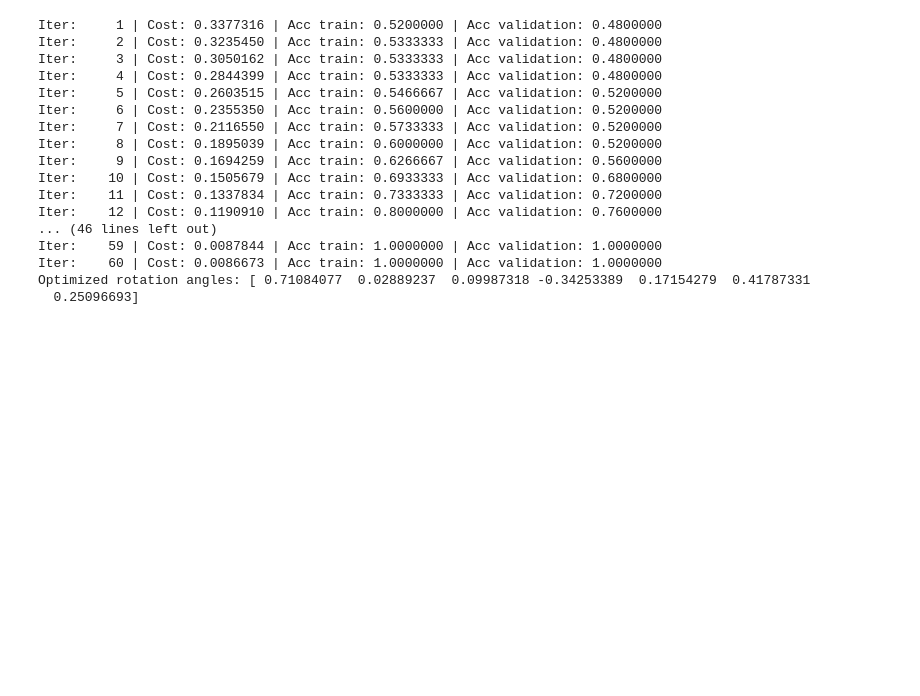
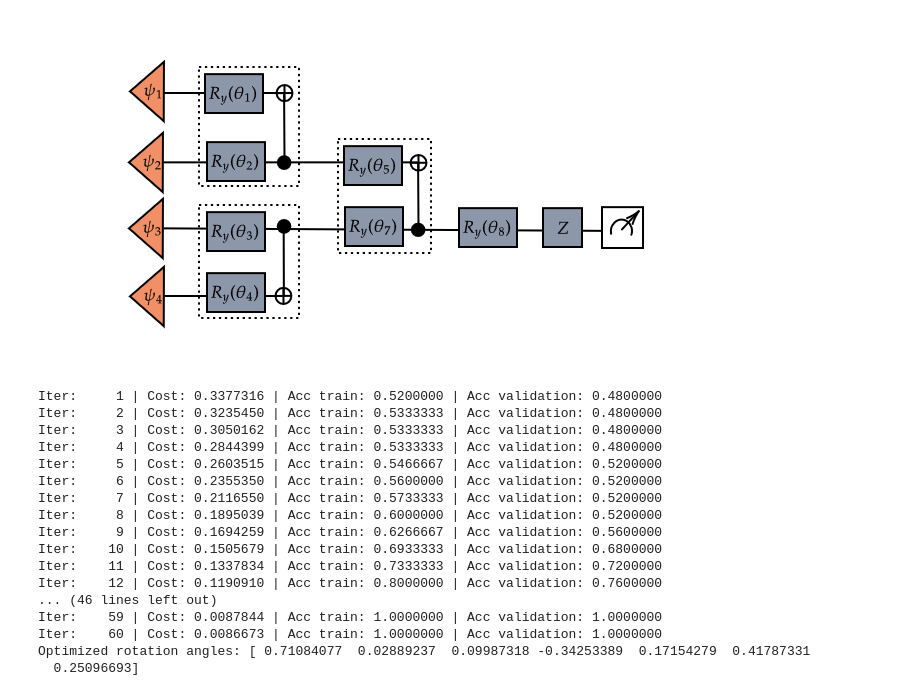
Before and after one commit to aswanthkrishna/tensor-network, a Jupyter notebook: iris_classification_ttn.ipynb, the cells around one changed output. Saved outputs shown, nothing was run; the diff lists cells and outputs as text; code cells hidden in the pictures; blank space fills up the shorter version.

```diff
--- a/iris_classification_ttn.ipynb
+++ b/iris_classification_ttn.ipynb
@@ -15,3 +17,8 @@ import pandas as pd
+# %%
+#the circuit diagram for the TTN
+Image("ttn.png")
+# %% [output]
+[figure, added]
 # %%
 #initialise pennylane QNode with 4 qubits
 dev = qml.device("default.qubit", wires=4,shots = 50)
```
Also changed, not shown: parts of 1 cell of this notebook.
